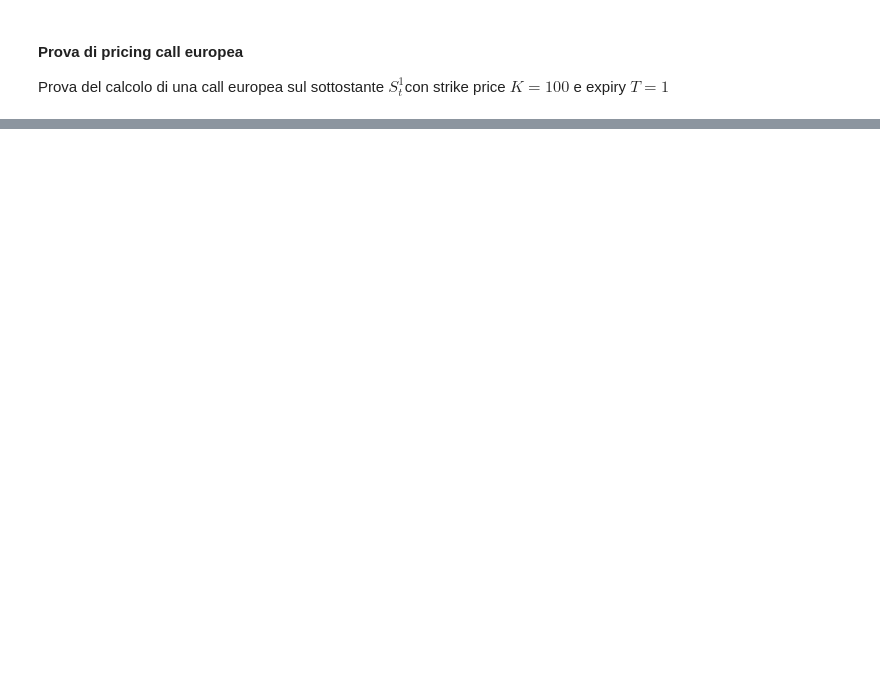
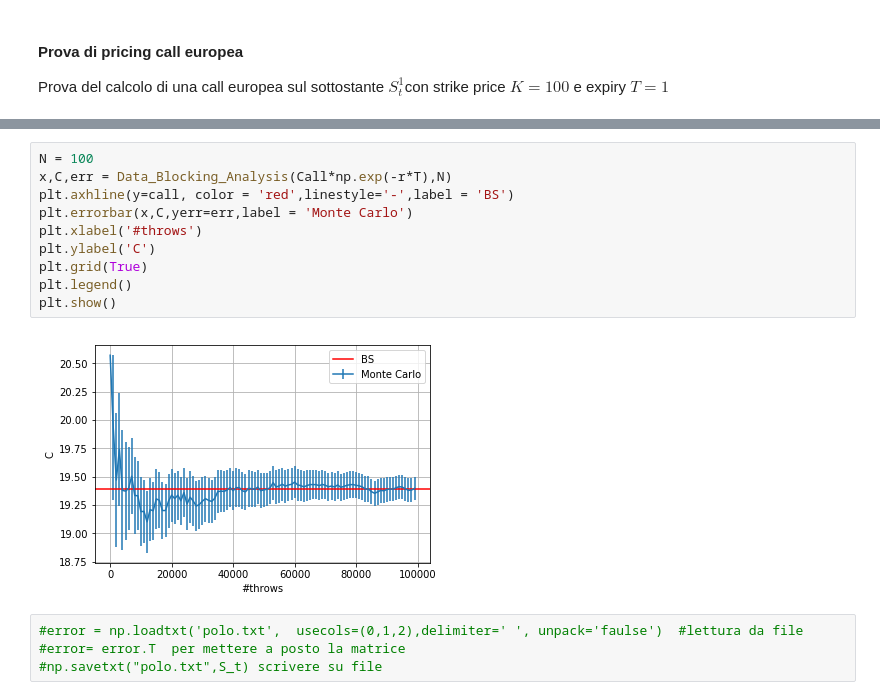
Before and after one commit to stefano-polo/reinforcement_learning_option_on_tvs, a Jupyter notebook: OTV_Modello_BS.ipynb, the cells around one changed output, grey strips where cells are left out. Drawn from its saved outputs; the diff is of its cells as text; blank space fills up the shorter version.

Commit message:
Data blocking and file loading and reading

```diff
--- a/OTV_Modello_BS.ipynb
+++ b/OTV_Modello_BS.ipynb
@@ -172,0 +207,16 @@ call:  23.926744828761343
+# %%
+N = 100
+x,C,err = Data_Blocking_Analysis(Call*np.exp(-r*T),N)
+plt.axhline(y=call, color = 'red',linestyle='-',label = 'BS')
+plt.errorbar(x,C,yerr=err,label = 'Monte Carlo')
+plt.xlabel('#throws')
+plt.ylabel('C')
+plt.grid(True)
+plt.legend()
+plt.show()
+# %% [output]
+[figure, added]
+# %%
+#error = np.loadtxt('polo.txt',  usecols=(0,1,2),delimiter=' ', unpack='faulse')  #lettura da file
+#error= error.T  per mettere a posto la matrice
+#np.savetxt("polo.txt",S_t) scrivere su file
```
Also changed, not shown: parts of 9 cells of this notebook.
